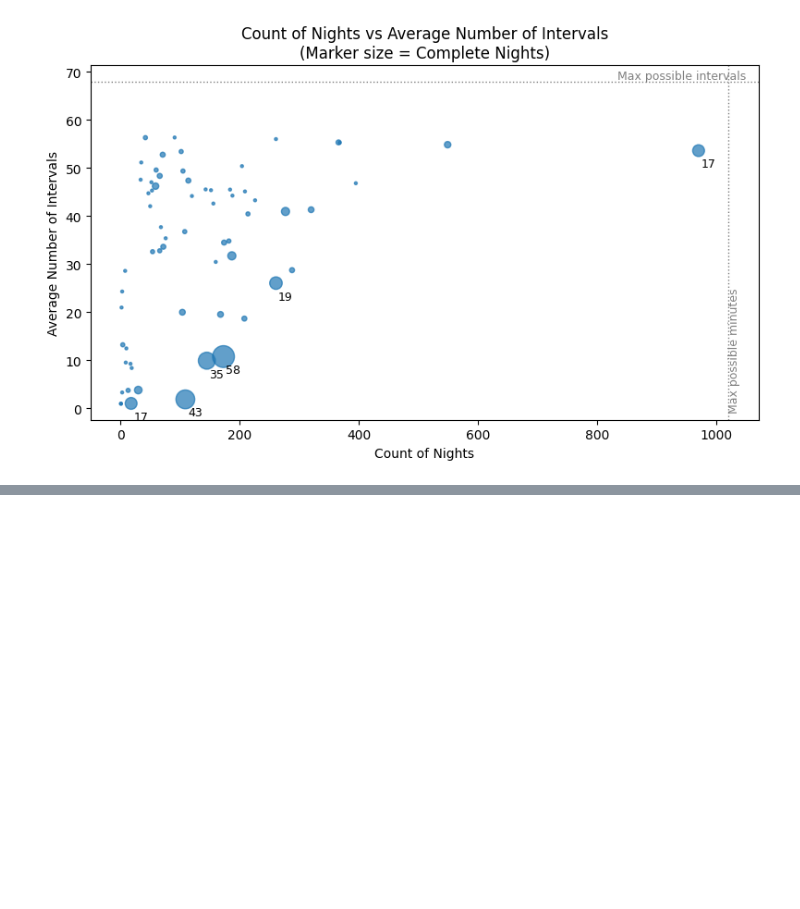
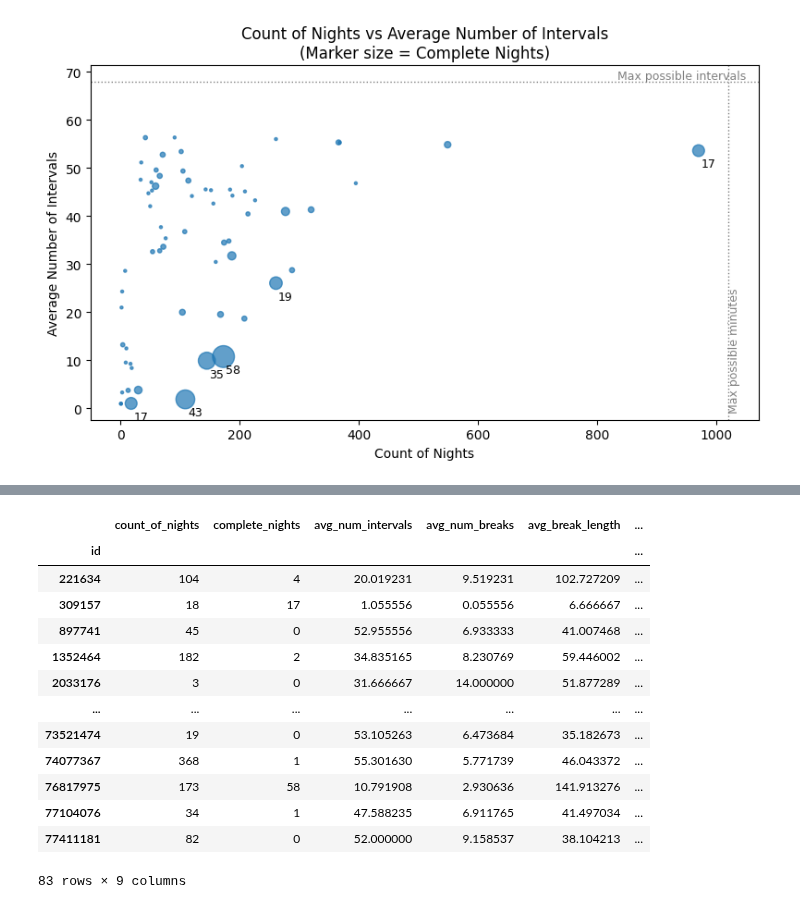
Before and after one commit to rdbrist/masters_project, a Jupyter notebook: notebooks/2.01-rd-candidate-selection-analysis.ipynb, the cells around one changed output, grey strips where cells are left out. Cells and saved outputs as stored; diff of their text form; code cells hidden in the pictures; blank space fills up the shorter version.

Commit message:
Formalise code from the 2.01-rd-candidate-selection-analysis.ipynb into functions and classes in prep to build this part of the pipeline

```diff
--- a/notebooks/2.01-rd-candidate-selection-analysis.ipynb
+++ b/notebooks/2.01-rd-candidate-selection-analysis.ipynb
@@ -15,7 +15,8 @@ from datetime import timedelta, time, datetime
 
 from src.config import INTERIM_DATA_DIR
 from src.configurations import Configuration, FifteenMinute
-from src.helper import check_df_index
+from src.helper import check_df_index, separate_flat_file
+from src.candidate_selection import apply_and_filter_by_offsets, remove_null_variable_individuals
 
 fifteen_minute = FifteenMinute()
 resampled_parquet_file = INTERIM_DATA_DIR / fifteen_minute.file_name('parquet')  # Pipeline output file
@@ -23,8 +24,8 @@ resampled_parquet_file = INTERIM_DATA_DIR / fifteen_minute.file_name('parquet')
 config = Configuration()
 # The following dtype and index setting should be fixed in the next execution of the pipeline - 2025/06/09
 dtypes = {'id': int, 'iob count': int, 'cob count': int, 'bg count': int}
-df = pd.read_parquet(resampled_parquet_file).drop(columns='system').astype(dtypes)
-df = df.set_index(['id','datetime'])
+df_origin = pd.read_parquet(resampled_parquet_file).drop(columns='system').astype(dtypes)
+df = df_origin.set_index(['id','datetime'])
 df = check_df_index(df)
 df.info()
 # %% [output]
@@ -80,16 +80,22 @@ People with > 100 days in the dataset: 19
 However, full days aren't what we focus on, we need to identify periods between a start time on one day and an end-time the next morning, such that we can limit the period of focus, e.g. 19:00 - 11:00. The following are functions created for this purpose. The idea being that it will split the dataset into an array of dataframes for each night for an individual, and we can then analyse the nights. Firstly, we need to separate the dataframes for individuals, then we build a class to separate and analyse the nights for an individual.
 # %%
 # This separates all dataframes for each person into an array of dataframes, making it available to iterate through, or return any individual easily.
-df_tuple_by_id = []
-for group in df.groupby('id'):
-    df_tuple_by_id.append(group)
+def split_flat_file(df: pd.DataFrame) -> pd.DataFrame:
+    """
+    Seperates a flat file into a list of tuples, with id and df as the values.
+    :param df: Dataframe of all data
+    :return:
+    """
+    separated = []
+    for group in df.groupby('id'):
+        separated.append(group)
+    print(f'Number of dfs: {len(separated)}')
+    for i, (id_val, df) in enumerate(separated):
+        df = df.reset_index().drop(columns='id').set_index('datetime')
+        separated[i] = (id_val, df)
+    return separated
 
-print(f'Number of dfs: {len(df_tuple_by_id)}')
-
-for i, (id_val, df) in enumerate(df_tuple_by_id):
-    df = df.reset_index().drop(columns='id').set_index('datetime')
-    df_tuple_by_id[i] = (id_val, df)
-
+df_tuple_by_id = split_flat_file(df)
 df_individual = df_tuple_by_id[0][1]
 df_individual.head()
 # %% [output]
@@ -419,0 +439,23 @@ There is a mixed picture here in terms of these different attributes that we cou
+# %%
+df_offsets = pd.read_csv(INTERIM_DATA_DIR / 'profile_offsets.csv')
+
+df_processed = apply_and_filter_by_offsets(offsets_df=df_offsets, interim_df=df_origin)
+df_processed = remove_null_variable_individuals(df_processed)
+separated = separate_flat_file(df_processed)
+
+df_overall_stats['single_tz'] = df_overall_stats.index.isin(df_offsets.index)
+# %% [output]
+|  | count_of_nights | complete_nights | avg_num_intervals | avg_num_breaks | avg_break_length | ... |
+| id |  |  |  |  |  | ... |
+| 221634 | 104 | 4 | 20.019231 | 9.519231 | 102.727209 | ... |
+| 309157 | 18 | 17 | 1.055556 | 0.055556 | 6.666667 | ... |
+| 897741 | 45 | 0 | 52.955556 | 6.933333 | 41.007468 | ... |
+| 1352464 | 182 | 2 | 34.835165 | 8.230769 | 59.446002 | ... |
+| 2033176 | 3 | 0 | 31.666667 | 14.000000 | 51.877289 | ... |
+| ... | ... | ... | ... | ... | ... | ... |
+| 73521474 | 19 | 0 | 53.105263 | 6.473684 | 35.182673 | ... |
+| 74077367 | 368 | 1 | 55.301630 | 5.771739 | 46.043372 | ... |
+| 76817975 | 173 | 58 | 10.791908 | 2.930636 | 141.913276 | ... |
+| 77104076 | 34 | 1 | 47.588235 | 6.911765 | 41.497034 | ... |
+| 77411181 | 82 | 0 | 52.000000 | 9.158537 | 38.104213 | ... |
+83 rows × 9 columns
```
Also changed, not shown: parts of 2 cells of this notebook, 4 other files.
